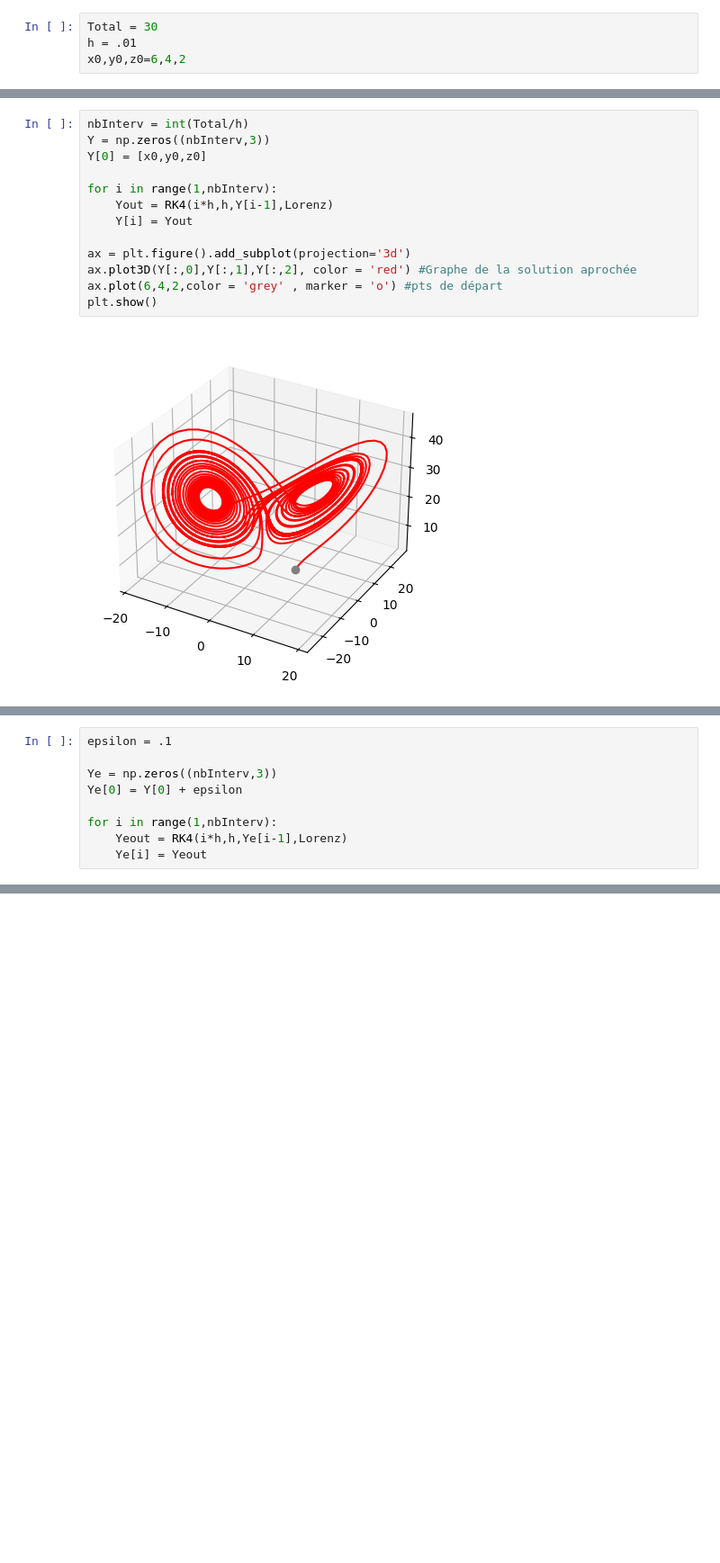
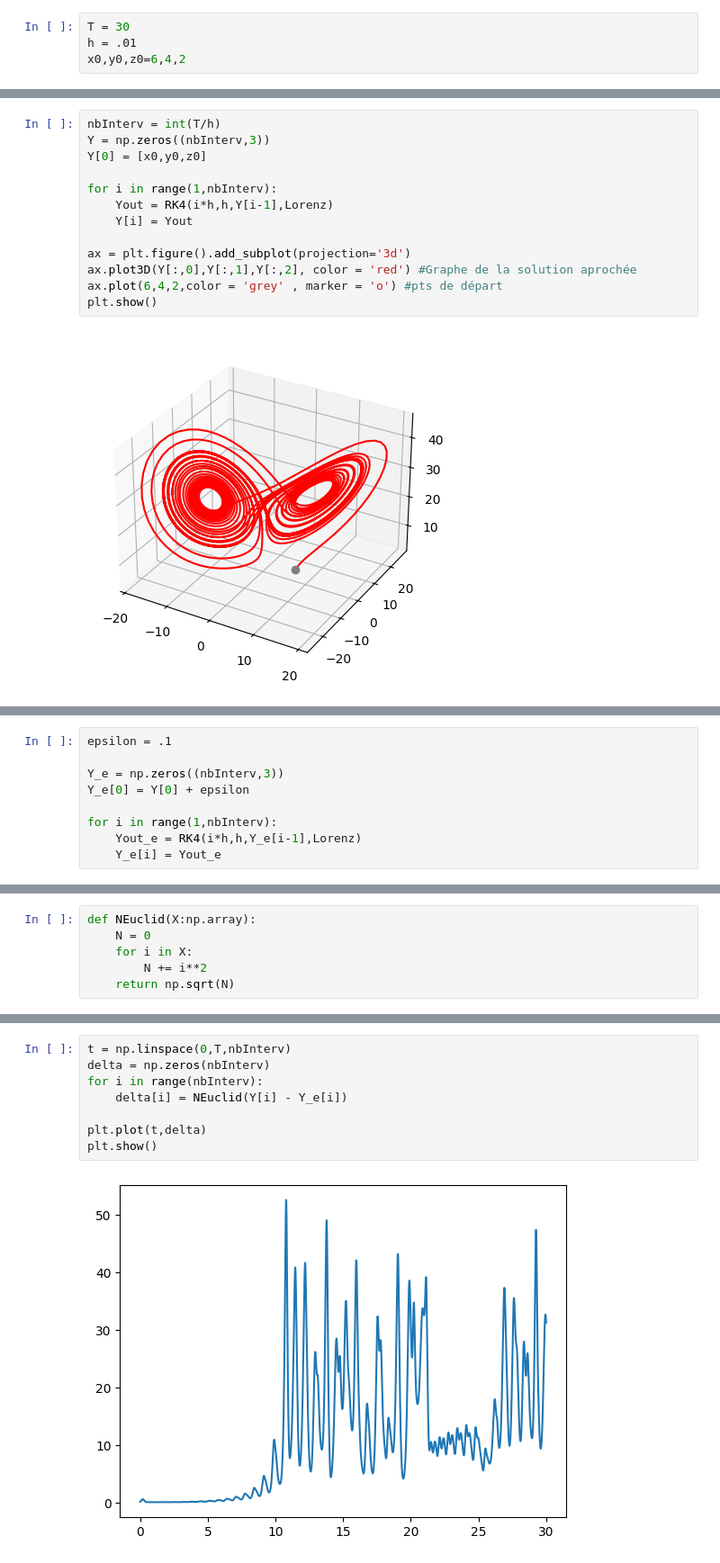
Before and after one commit to N3rida/Projet, a Jupyter notebook: Python/Graphes.ipynb, the cells around one changed output, grey strips where cells are left out. Shown: that part at 90% size. Saved outputs shown, nothing was run; the diff lists cells and outputs as text; blank space fills up the shorter version.

```diff
--- a/Python/Graphes.ipynb
+++ b/Python/Graphes.ipynb
@@ -30,7 +30,7 @@ def RK4(tn,h,Y:np.array,f):
 On initialise les valeurs de durée temporelle d'aproximation ainsi que la duré entre deux points, ainsi que les conditions initiales:
 $$T=30\\ \Delta t = 10^{-2}\\ x(t=0)= x_0 = 6\\ y(t=0)=y_0 = 4 \\ z(t=0)= z_0 =2$$
 # %%
-Total = 30
+T = 30
 h = .01
 x0,y0,z0=6,4,2
 # %% [markdown]
@@ -38,5 +38,5 @@ On procède maintenant a l'aproximation de la solution sur $\frac{T}{\Delta t}$
 # %%
-nbInterv = int(Total/h)
+nbInterv = int(T/h)
 Y = np.zeros((nbInterv,3))
 Y[0] = [x0,y0,z0]
 
@@ -55,9 +55,9 @@ On répète la même opération avec une légère perturbation dans les conditio
 # %%
 epsilon = .1
 
-Ye = np.zeros((nbInterv,3))
-Ye[0] = Y[0] + epsilon
+Y_e = np.zeros((nbInterv,3))
+Y_e[0] = Y[0] + epsilon
 
 for i in range(1,nbInterv):
-    Yeout = RK4(i*h,h,Ye[i-1],Lorenz)
-    Ye[i] = Yeout
+    Yout_e = RK4(i*h,h,Y_e[i-1],Lorenz)
+    Y_e[i] = Yout_e
@@ -63,0 +66,6 @@ for i in range(1,nbInterv):
+# %%
+def NEuclid(X:np.array):
+    N = 0
+    for i in X:
+        N += i**2
+    return np.sqrt(N)
@@ -63,0 +74,10 @@ for i in range(1,nbInterv):
+# %%
+t = np.linspace(0,T,nbInterv)
+delta = np.zeros(nbInterv)
+for i in range(nbInterv):
+    delta[i] = NEuclid(Y[i] - Y_e[i])
+
+plt.plot(t,delta)
+plt.show()
+# %% [output]
+[figure, added]
```
Also changed, not shown: parts of 7 cells of this notebook, 4 other files.
